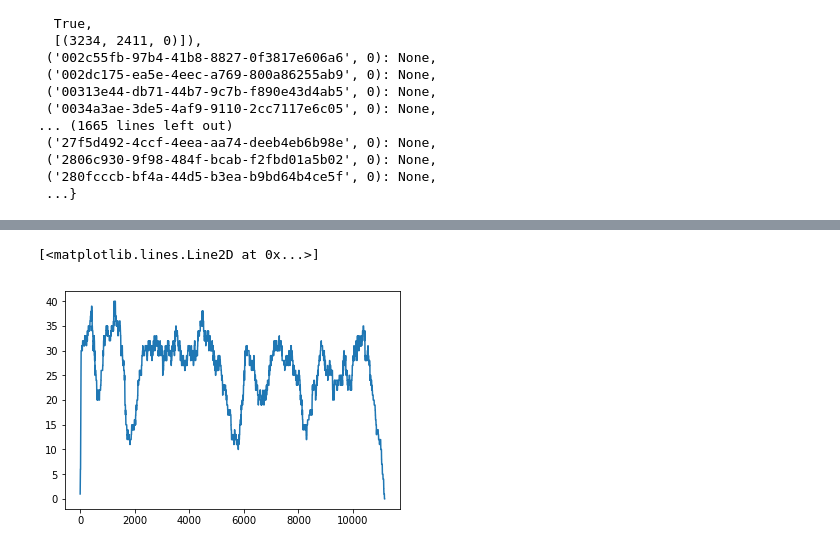
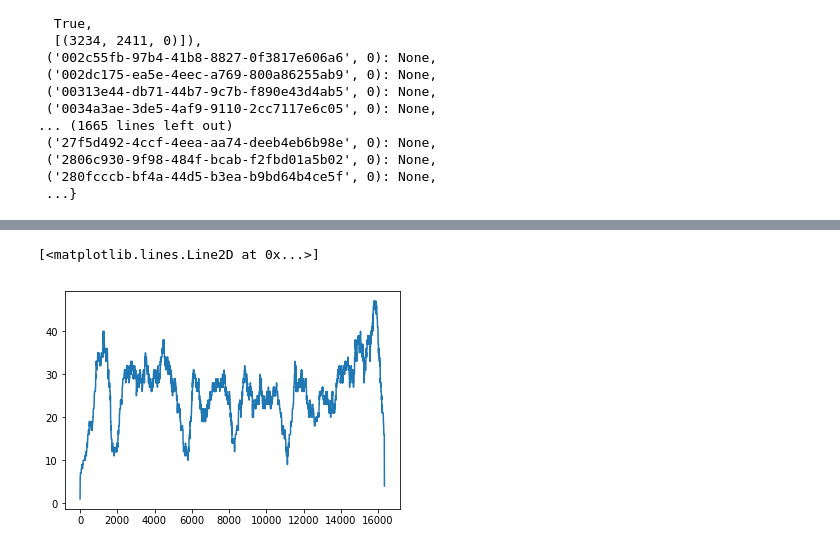
Before and after one commit to seryrzu/centroFlye, a Jupyter notebook: scripts/jupyters/summary6.ipynb, the cells around one changed output, grey strips where cells are left out. Drawn from its saved outputs; the diff is of its cells as text; code cells hidden in the pictures.

```diff
--- a/scripts/jupyters/summary6.ipynb
+++ b/scripts/jupyters/summary6.ipynb
@@ -519,4 +543,4 @@ mappings
  ('280fcccb-bf4a-44d5-b3ea-b9bd64b4ce5f', 0): None,
  ...}
 # %%
-scaffolds = scaffolding(db, mappings)
+scaffolds, edge_scaffolds = scaffolding(db, mappings)
@@ -527,4 +547,8 @@ len(scaffolds[0][0]), len(scaffolds[0][1])
+# %%
+# Manual connection of two scaffolds
+cen6_scaffold = scaffolds[1] + scaffolds[0][399:]
+cen6_edge_scaffold = edge_scaffolds[1] + edge_scaffolds[0]
 # %%
-r2s = read2scaffolds(db, scaffolds[1], mappings, ec_monostrings)
+r2s = read2scaffolds(db, [cen6_edge_scaffold], mappings, ec_monostrings)
 # %%
-scaf_read_coverage = cover_scaffolds_w_reads(r2s, mappings, scaffolds[0], ec_monostrings, k=db.k)
+scaf_read_coverage = cover_scaffolds_w_reads(r2s, mappings, [cen6_scaffold], ec_monostrings, k=db.k)
@@ -551,5 +555,5 @@ scaf_read_coverage[0]
 # %%
-plt.plot([len(x) for x in scaf_read_coverage[1]])
+plt.plot([len(x) for x in scaf_read_coverage[0]])
 # %% [output]
 [<matplotlib.lines.Line2D at 0x...>]
-[figure, old version]
+[figure, new version]
```
Also changed, not shown: parts of 15 cells of this notebook, 2 other files.
